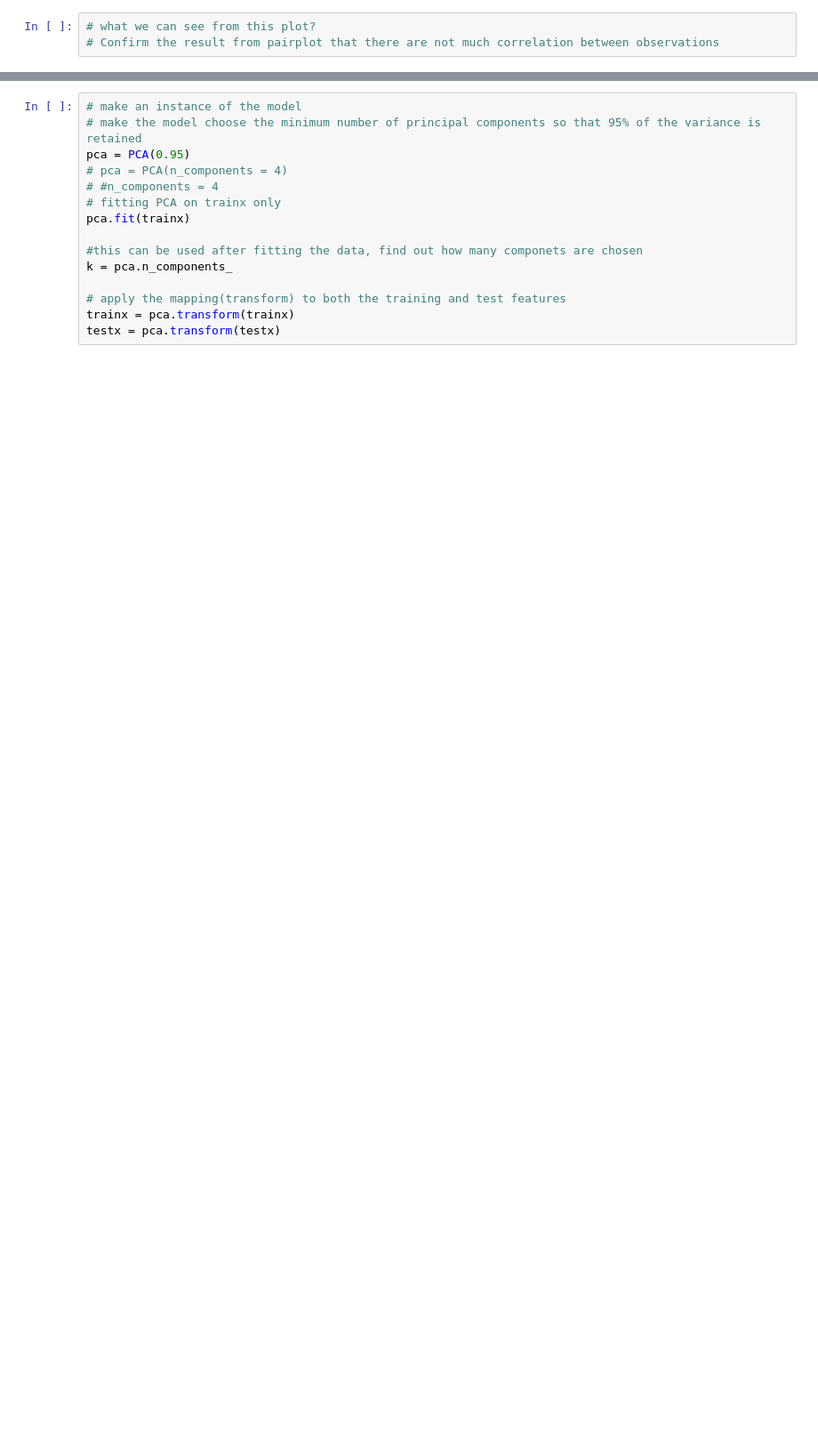
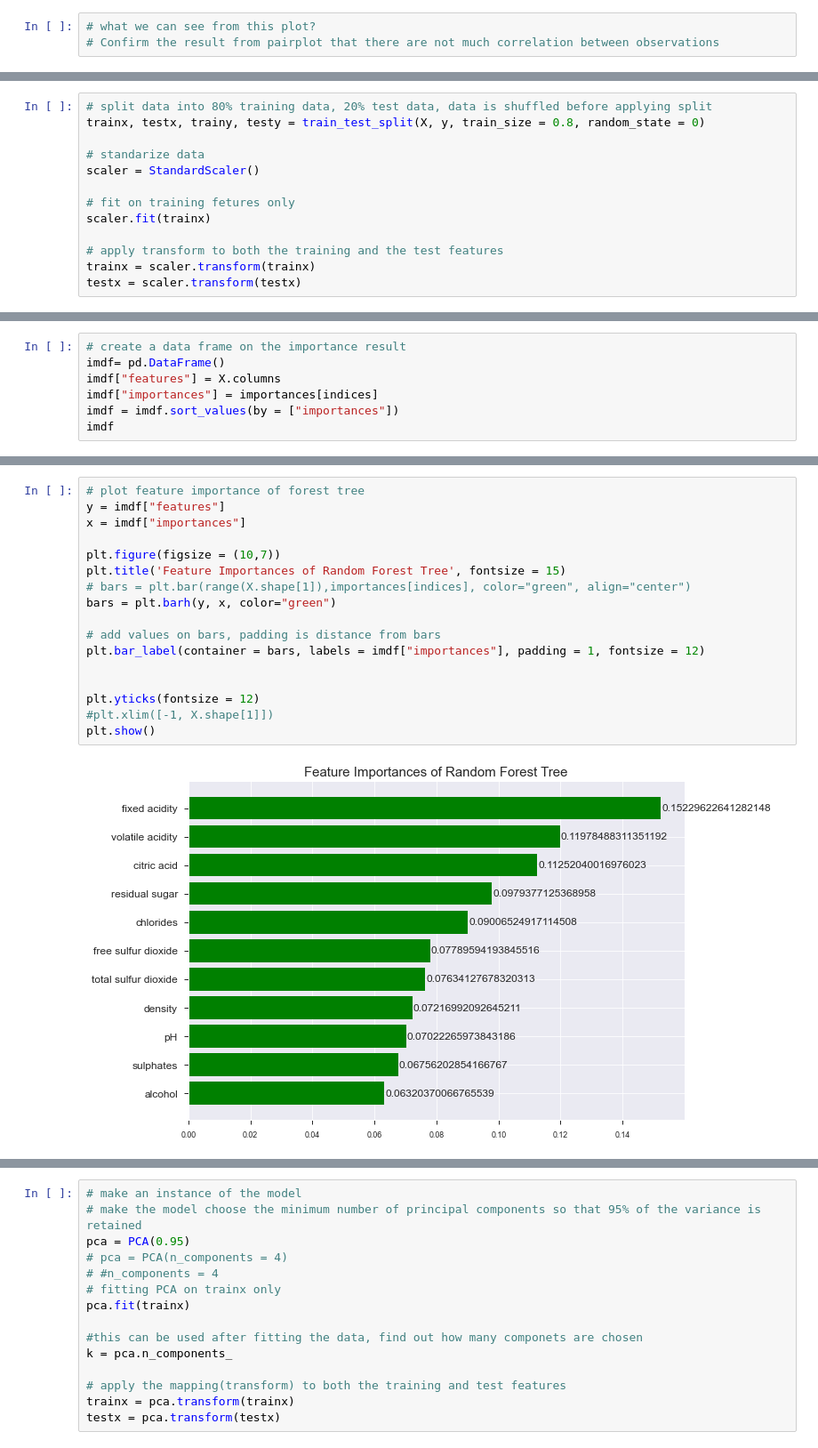
Before and after one commit to HaoHuMenn/DataScienceClassHomework, a Jupyter notebook: Machine Learning Project_Red Wine.ipynb, the cells around one changed output, grey strips where cells are left out. Shown at 89% size. Cells and saved outputs as stored; diff of their text form; blank space fills up the shorter version.

```diff
--- a/Machine Learning Project_Red Wine.ipynb
+++ b/Machine Learning Project_Red Wine.ipynb
@@ -185,0 +301,13 @@ testx = scaler.transform(testx)
+# %%
+# split data into 80% training data, 20% test data, data is shuffled before applying split
+trainx, testx, trainy, testy = train_test_split(X, y, train_size = 0.8, random_state = 0)
+
+# standarize data
+scaler = StandardScaler()
+
+# fit on training fetures only
+scaler.fit(trainx)
+
+# apply transform to both the training and the test features
+trainx = scaler.transform(trainx)
+testx = scaler.transform(testx)
@@ -185,0 +350,7 @@ testx = scaler.transform(testx)
+# %%
+# create a data frame on the importance result
+imdf= pd.DataFrame()
+imdf["features"] = X.columns
+imdf["importances"] = importances[indices]
+imdf = imdf.sort_values(by = ["importances"])
+imdf
@@ -185,0 +370,19 @@ testx = scaler.transform(testx)
+# %%
+# plot feature importance of forest tree
+y = imdf["features"]
+x = imdf["importances"]
+
+plt.figure(figsize = (10,7))
+plt.title('Feature Importances of Random Forest Tree', fontsize = 15)
+# bars = plt.bar(range(X.shape[1]),importances[indices], color="green", align="center")
+bars = plt.barh(y, x, color="green")
+
+# add values on bars, padding is distance from bars
+plt.bar_label(container = bars, labels = imdf["importances"], padding = 1, fontsize = 12)
+
+
+plt.yticks(fontsize = 12)
+#plt.xlim([-1, X.shape[1]])
+plt.show()
+# %% [output]
+[figure, added]
```
Also changed, not shown: parts of 30 cells of this notebook.
